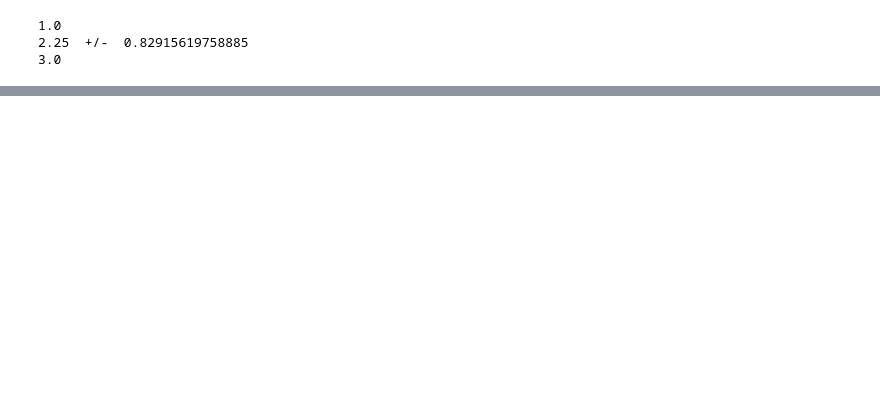
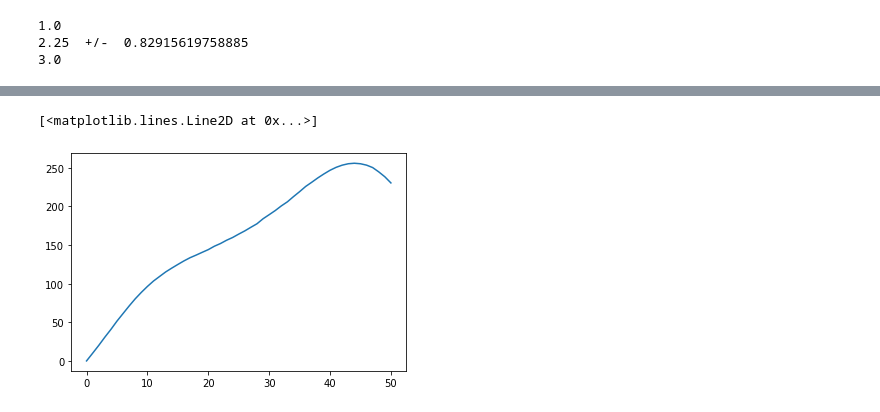
Before and after one commit to maxfleck/circuitGP, a Jupyter notebook: circuitpython_gaussian_processes_rp2040.ipynb, the cells around one changed output, grey strips where cells are left out. Drawn from its saved outputs; the diff is of its cells as text; code cells hidden in the pictures; blank space fills up the shorter version.

```diff
--- a/circuitpython_gaussian_processes_rp2040.ipynb
+++ b/circuitpython_gaussian_processes_rp2040.ipynb
@@ -240,0 +249,7 @@ for _ in range(10):
+# %%
+# copied from controller console output:
+test = [5.91479e-06, 9.95073, 20.0382, 30.6792, 40.7753, 51.5722, 61.3831, 71.1688, 80.441, 88.7606, 96.4443, 103.472, 109.373, 115.238, 120.196, 124.923, 129.509, 133.644, 137.034, 140.633, 144.134, 148.536, 152.012, 156.26, 159.844, 164.236, 168.396, 173.082, 177.623, 184.116, 189.377, 194.726, 200.769, 206.058, 212.802, 219.181, 225.963, 231.396, 237.05, 242.182, 246.888, 250.699, 253.52, 255.359, 256.0, 255.345, 253.549, 250.41, 244.837, 238.489, 230.508]
+plt.plot( np.arange( len(test) ), test )
+# %% [output]
+[<matplotlib.lines.Line2D at 0x...>]
+[figure, added]
```
Also changed, not shown: parts of 3 cells of this notebook, 2 other files.
